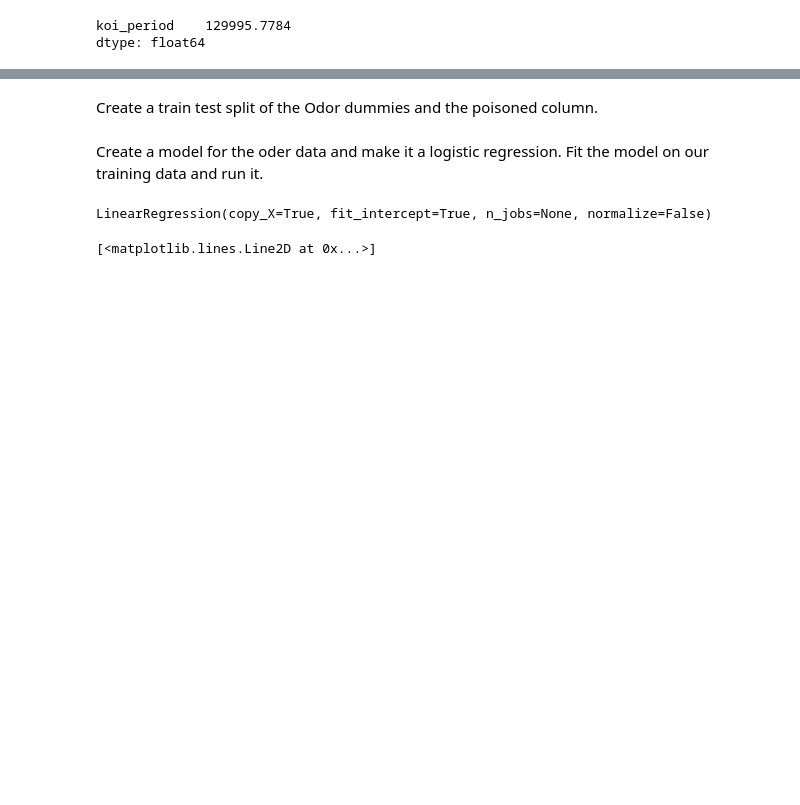
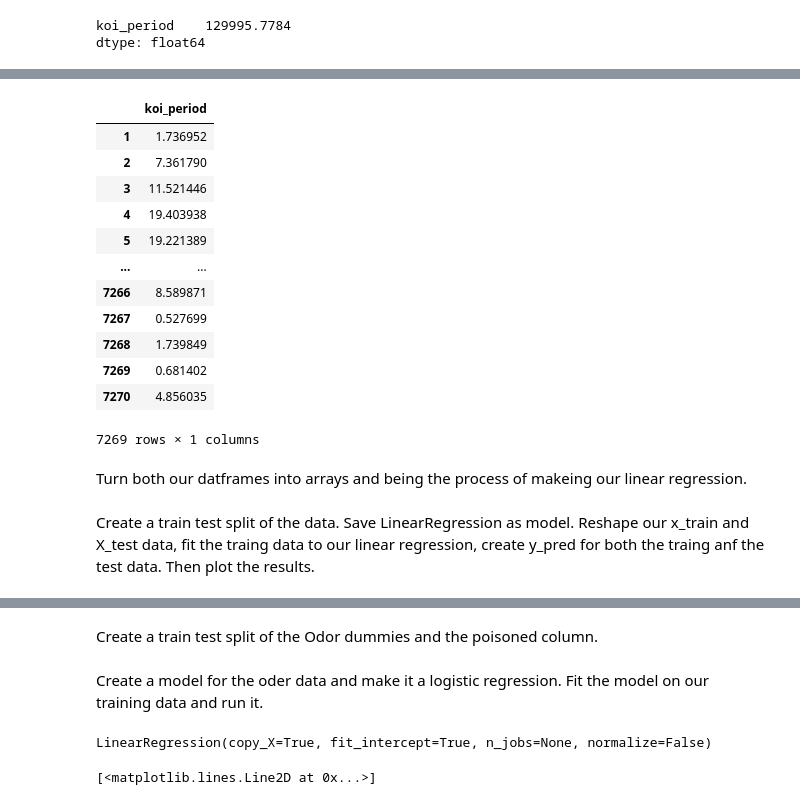
Before and after one commit to Danjstr/AIM-5001, a Jupyter notebook: D_Strauss_Final_Project.ipynb, the cells around one changed output, grey strips where cells are left out. Drawn from its saved outputs; the diff is of its cells as text; code cells hidden in the pictures; blank space fills up the shorter version.

```diff
--- a/D_Strauss_Final_Project.ipynb
+++ b/D_Strauss_Final_Project.ipynb
@@ -584,3 +549,6 @@ df5.max()
 # %% [output]
 koi_period    129995.7784
 dtype: float64
+# %%
+df5 = df5[df5.koi_period <= 129994.7784]
+df5
@@ -587,3 +571,22 @@ dtype: float64
+# %%
+df5 = df5.iloc[1:]
+df5
+# %% [output]
+|  | koi_period |
+| 1 | 1.736952 |
+| 2 | 7.361790 |
+| 3 | 11.521446 |
+| 4 | 19.403938 |
+| 5 | 19.221389 |
+| ... | ... |
+| 7266 | 8.589871 |
+| 7267 | 0.527699 |
+| 7268 | 1.739849 |
+| 7269 | 0.681402 |
+| 7270 | 4.856035 |
+7269 rows × 1 columns
+# %% [markdown]
+Turn both our datframes into arrays and being the process of makeing our linear regression.
 # %%
 df10_array=df10.to_numpy()
 # %%
@@ -599,0 +594,2 @@ from sklearn.model_selection import cross_val_score
+# %% [markdown]
+Create a train test split of the data. Save LinearRegression as model. Reshape our x_train and X_test data, fit the traing data to our linear regression, create y_pred for both the traing anf the test data. Then plot the results.
```
Also changed, not shown: parts of 109 cells of this notebook.
